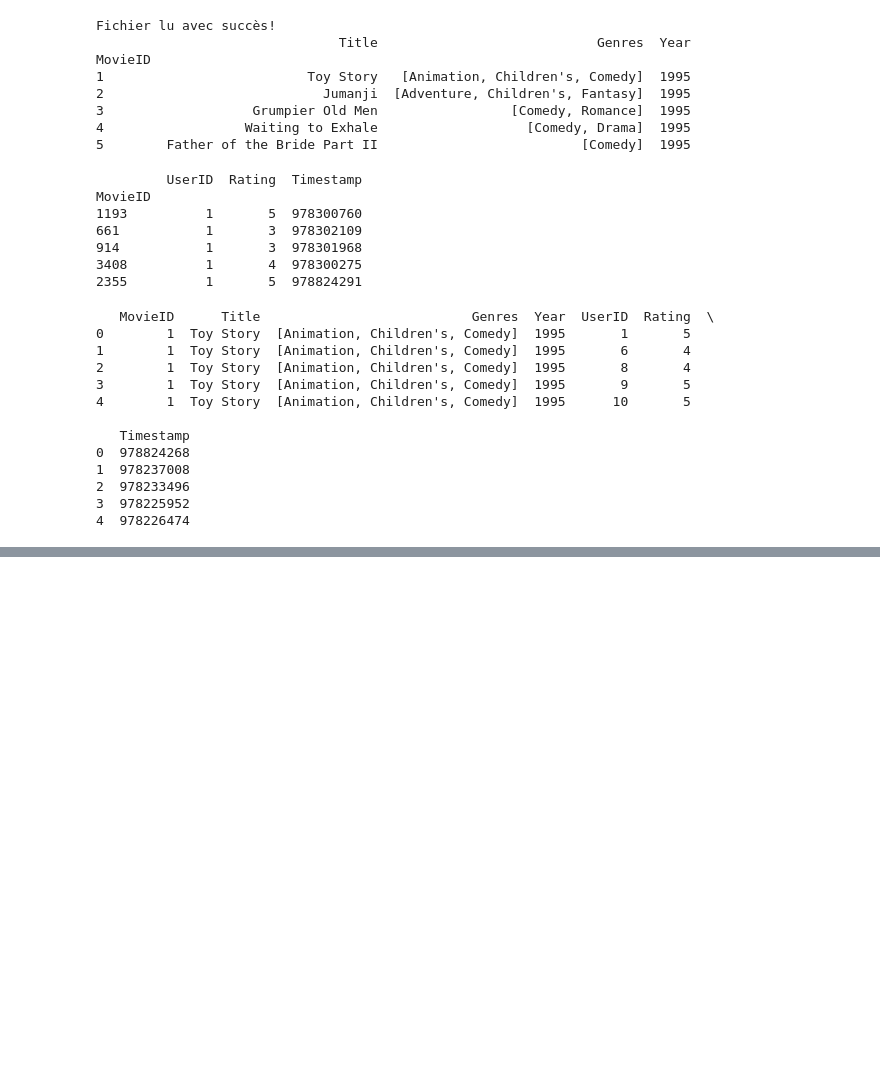
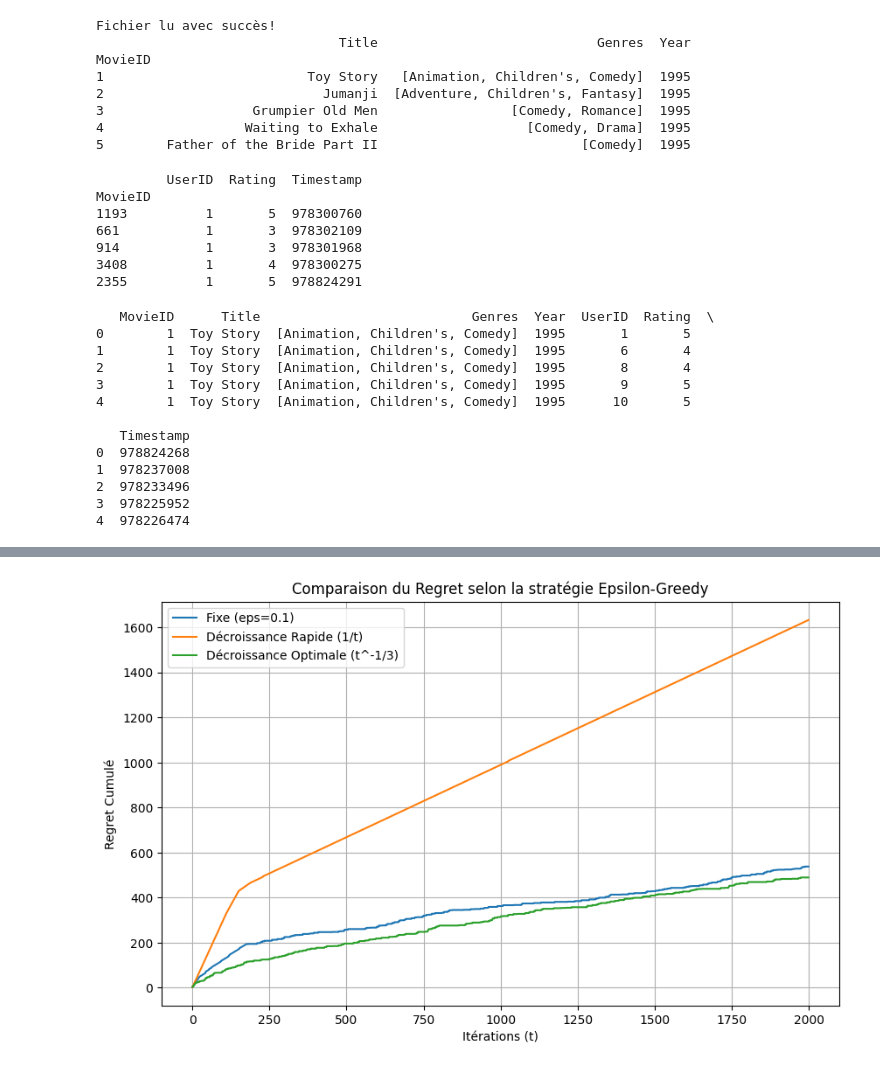
Before and after one commit to lealagonotte/Advanced_ML, a Jupyter notebook: data.ipynb, the cells around one changed output, grey strips where cells are left out. Drawn from its saved outputs; the diff is of its cells as text; code cells hidden in the pictures; blank space fills up the shorter version.

```diff
--- a/data.ipynb
+++ b/data.ipynb
@@ -150,0 +158,94 @@ best_movie, recommender.q_values[best_movie]
+# %%
+import pandas as pd
+import numpy as np
+import matplotlib.pyplot as plt
+import random
+
+class MovieRecommender:
+    def __init__(self, df, true_means, epsilon_init=1.0, strategy='decay_optimal'):
+        self.movie_ids = list(true_means.keys())
+        self.true_means = true_means # Moyennes réelles pour le calcul du regret
+        self.epsilon_0 = epsilon_init
+        self.epsilon = epsilon_init
+        self.strategy = strategy
+        self.t = 0
+
+        self.q_values = {m_id: 0.0 for m_id in self.movie_ids}
+        self.attempts = {m_id: 0 for m_id in self.movie_ids}
+
+        # Optimisation : on groupe les notes par film pour un accès rapide
+        self.ratings_dict = df.groupby('MovieID')['Rating'].apply(list).to_dict()
+
+    def select_movie(self):
+        if random.random() < self.epsilon:
+            return random.choice(self.movie_ids) # Exploration
+        return max(self.q_values, key=self.q_values.get) # Exploitation
+
+    def update_epsilon(self):
+        self.t += 1
+        if self.strategy == 'decay_optimal':
+            # Epsilon décroît en t^(-1/3) - Recommandé par Slivkins
+            self.epsilon = self.epsilon_0 * (self.t ** (-1/3))
+        elif self.strategy == 'decay_fast':
+            # Epsilon décroît en 1/t - Très agressif
+            self.epsilon = self.epsilon_0 / self.t
+        elif self.strategy == 'constant':
+            self.epsilon = self.epsilon_0 # Reste fixe
+
+    def step(self):
+        self.update_epsilon()
+        movie = self.select_movie()
+        reward = random.choice(self.ratings_dict[movie])
+
+        # Mise à jour incrémentale
+        self.attempts[movie] += 1
+        n = self.attempts[movie]
+        self.q_values[movie] += (reward - self.q_values[movie]) / n
+
+        return movie
+
+# --- SIMULATION ---
+
+# 1. Création d'un dataset synthétique (10 films avec des moyennes différentes)
+n_movies = 10
+true_means = {i: random.uniform(1, 5) for i in range(n_movies)}
+mu_star = max(true_means.values()) # La meilleure moyenne possible
+
+# On génère des notes aléatoires autour de ces moyennes
+data = []
+for m_id, mean in true_means.items():
+    notes = np.random.normal(mean, 0.5, 1000).clip(0.5, 5.0)
+    for n in notes: data.append({'MovieID': m_id, 'Rating': n})
+df_sim = pd.DataFrame(data)
+
+# 2. Comparaison des stratégies
+T = 2000 # Nombre d'itérations
+strategies = [
+    {'label': 'Fixe (eps=0.1)', 'init': 0.1, 'type': 'constant'},
+    {'label': 'Décroissance Rapide (1/t)', 'init': 1.0, 'type': 'decay_fast'},
+    {'label': 'Décroissance Optimale (t^-1/3)', 'init': 1.0, 'type': 'decay_optimal'}
+]
+
+plt.figure(figsize=(10, 6))
+
+for strat in strategies:
+    recommender = MovieRecommender(df_sim, true_means, strat['init'], strat['type'])
+    cumulative_regret = []
+    total_regret = 0
+
+    for _ in range(T):
+        movie_chosen = recommender.step()
+        # Regret instantané = Meilleure moyenne - Moyenne du film choisi
+        total_regret += (mu_star - true_means[movie_chosen])
+        cumulative_regret.append(total_regret)
+
+    plt.plot(cumulative_regret, label=strat['label'])
+
+plt.xlabel('Itérations (t)')
+plt.ylabel('Regret Cumulé')
+plt.title('Comparaison du Regret selon la stratégie Epsilon-Greedy')
+plt.legend()
+plt.grid(True)
+plt.savefig('regret_plot.png')
+# %% [output]
+[figure, added]
```
Also changed, not shown: parts of 2 cells of this notebook, 2 other files.
